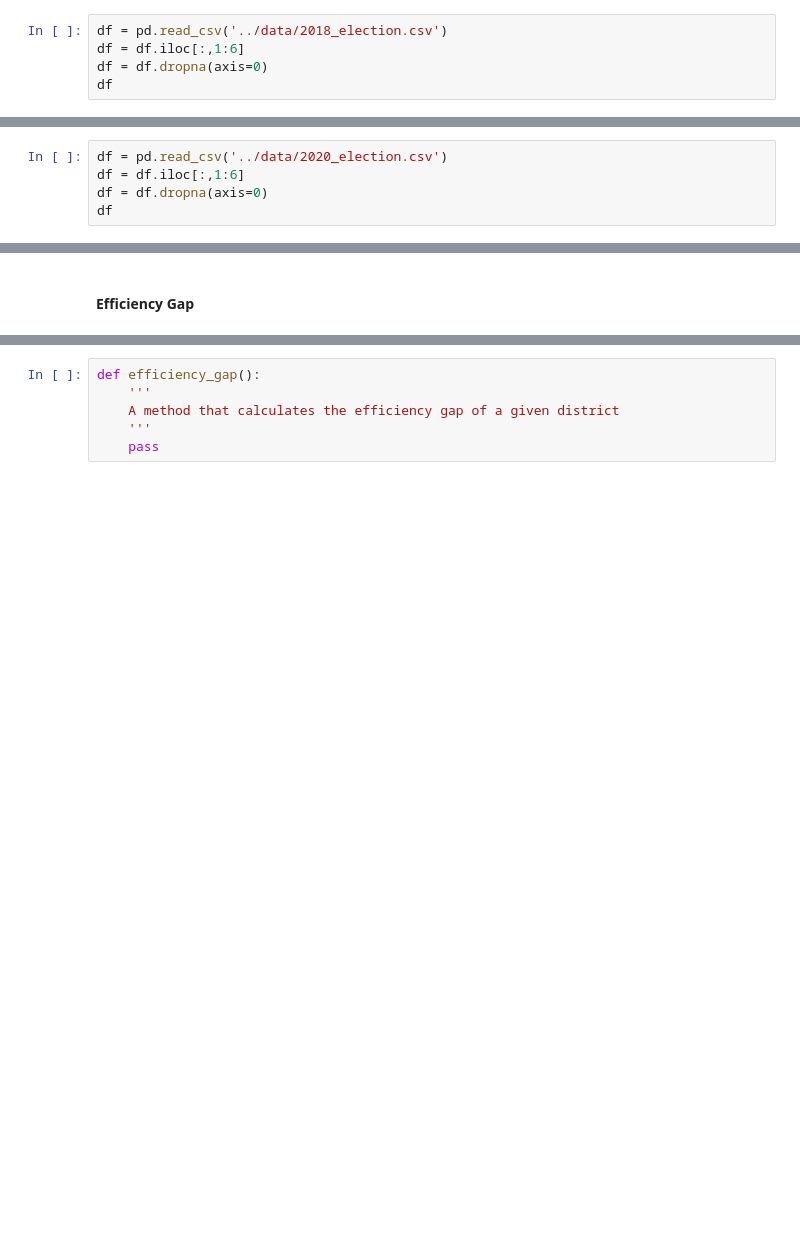
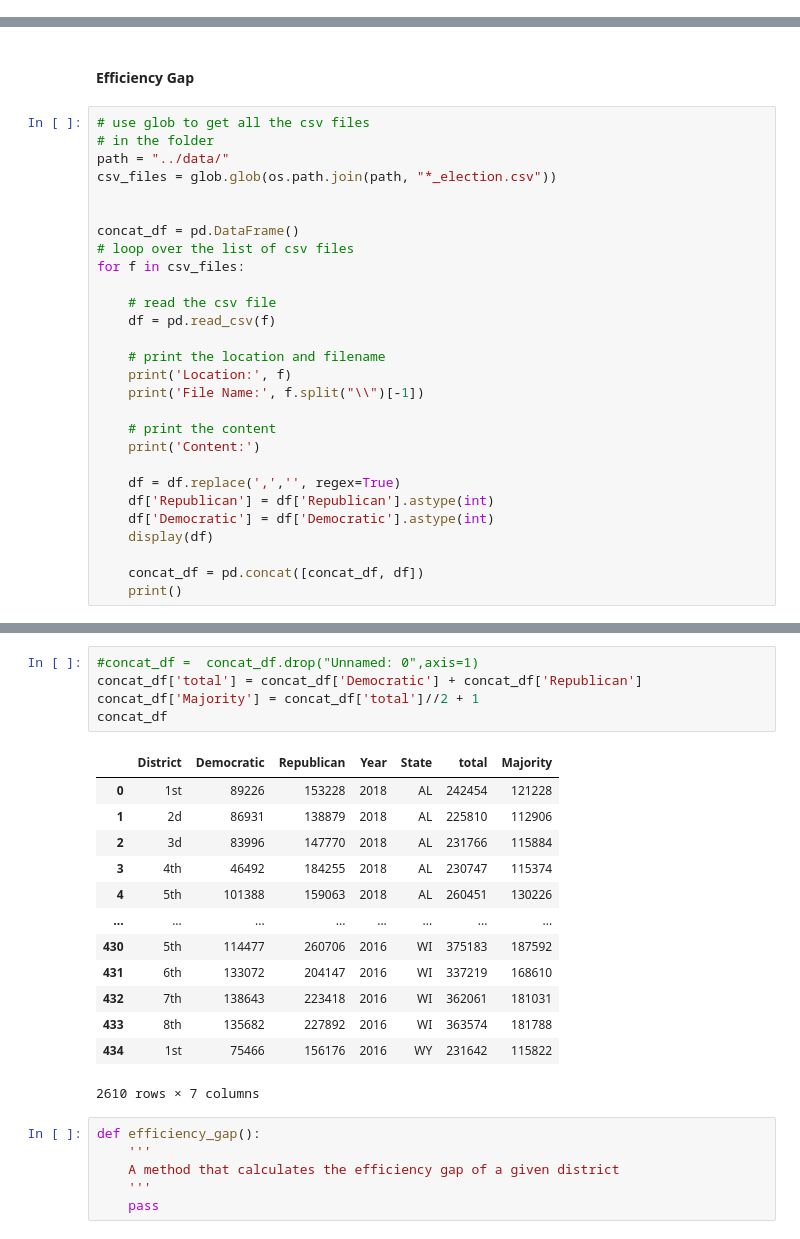
Before and after one commit to Simonlee711/gerrymandering-polarisation-study, a Jupyter notebook: src/gov-analysis.ipynb, the cells around one changed output, grey strips where cells are left out. Drawn from its saved outputs; the diff is of its cells as text; blank space fills up the shorter version.

```diff
--- a/src/gov-analysis.ipynb
+++ b/src/gov-analysis.ipynb
@@ -88,5 +13,0 @@ df
-# %%
-df = pd.read_csv('../data/2018_election.csv')
-df = df.iloc[:,1:6]
-df = df.dropna(axis=0)
-df
@@ -107,5 +13,0 @@ df
-# %%
-df = pd.read_csv('../data/2020_election.csv')
-df = df.iloc[:,1:6]
-df = df.dropna(axis=0)
-df
@@ -239,3 +127,31 @@ sns.violinplot(data =nominate_score, x = 'congress', y='nominate_dim1', hue='par
 [figure]
 # %% [markdown]
 #### Efficiency Gap
+# %%
+# use glob to get all the csv files
+# in the folder
+path = "../data/"
+csv_files = glob.glob(os.path.join(path, "*_election.csv"))
+
+
+concat_df = pd.DataFrame()
+# loop over the list of csv files
+for f in csv_files:
+
+    # read the csv file
+    df = pd.read_csv(f)
+
+    # print the location and filename
+    print('Location:', f)
+    print('File Name:', f.split("\\")[-1])
+
+    # print the content
+    print('Content:')
+
+    df = df.replace(',','', regex=True)
+    df['Republican'] = df['Republican'].astype(int)
+    df['Democratic'] = df['Democratic'].astype(int)
+    display(df)
+
+    concat_df = pd.concat([concat_df, df])
+    print()
@@ -242,3 +224,22 @@ sns.violinplot(data =nominate_score, x = 'congress', y='nominate_dim1', hue='par
+# %%
+#concat_df =  concat_df.drop("Unnamed: 0",axis=1)
+concat_df['total'] = concat_df['Democratic'] + concat_df['Republican']
+concat_df['Majority'] = concat_df['total']//2 + 1
+concat_df
+# %% [output]
+|  | District | Democratic | Republican | Year | State | total | Majority |
+| 0 | 1st | 89226 | 153228 | 2018 | AL | 242454 | 121228 |
+| 1 | 2d | 86931 | 138879 | 2018 | AL | 225810 | 112906 |
+| 2 | 3d | 83996 | 147770 | 2018 | AL | 231766 | 115884 |
+| 3 | 4th | 46492 | 184255 | 2018 | AL | 230747 | 115374 |
+| 4 | 5th | 101388 | 159063 | 2018 | AL | 260451 | 130226 |
+| ... | ... | ... | ... | ... | ... | ... | ... |
+| 430 | 5th | 114477 | 260706 | 2016 | WI | 375183 | 187592 |
+| 431 | 6th | 133072 | 204147 | 2016 | WI | 337219 | 168610 |
+| 432 | 7th | 138643 | 223418 | 2016 | WI | 362061 | 181031 |
+| 433 | 8th | 135682 | 227892 | 2016 | WI | 363574 | 181788 |
+| 434 | 1st | 75466 | 156176 | 2016 | WY | 231642 | 115822 |
+2610 rows × 7 columns
 # %%
 def efficiency_gap():
     '''
```
Also changed, not shown: parts of 8 cells of this notebook, 7 other files.
